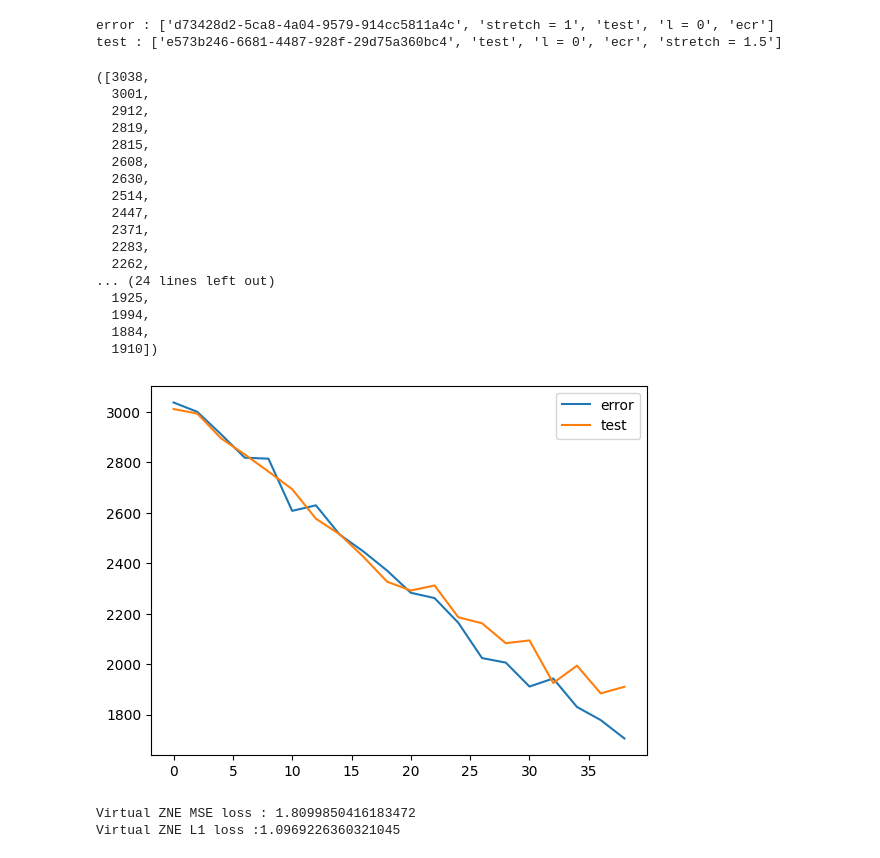
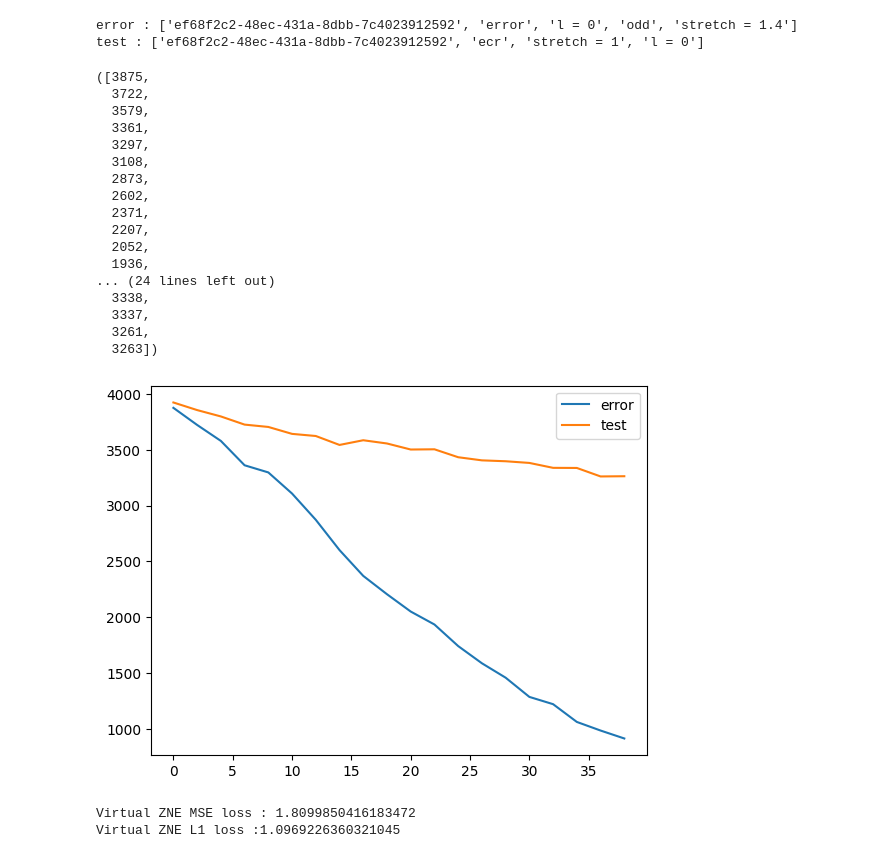
Before and after one commit to pop756/Quantum_KAN, a Jupyter notebook: Real_backend.ipynb, the cells around one changed output. Saved outputs shown, nothing was run; the diff lists cells and outputs as text; code cells hidden in the pictures.

```diff
--- a/Real_backend.ipynb
+++ b/Real_backend.ipynb
@@ -402,0 +422,6 @@ class ZNE():
+# %%
+qc = QuantumCircuit(2)
+qc.ecr(1,0)
+
+qc = generate_preset_pass_manager(optimization_level=0, backend=backend_kyoto, initial_layout=[78,79]).run(qc)
+schedule(qc,backend = backend_kyoto).draw()
@@ -403,15 +430,14 @@ class ZNE():
 # %%
 class train_ZNE():
-    def __init__(self,backend,stretch_list,ecr_stretch=1,l=0,size=20):
-        _,self.connect = check_connect(backend,[0,1])
+    def __init__(self,backend,stretch_list,ecr_stretch=1,l=0,size=20,connect = [0,1]):
+        self.layout,self.connect = check_connect(backend,connect)
+        self.qc_connect = connect
         self.stretch_list = stretch_list
         self.size = size
         self.backend = backend
         self.l = l
         self.ecr_stretch = ecr_stretch
-        self.job_stretch_id = str(uuid.uuid4())
-        self.job_test_id = str(uuid.uuid4())
-        self.job_stretch_odd_id = str(uuid.uuid4())
+        self.class_id = str(uuid.uuid4())
 
     def make_circ(self,odd=False):
         qc_list = []
@@ -440,31 +466,31 @@ class train_ZNE():
         qc_list = self.make_circ()
         qc_list_odd = self.make_circ(odd=True)
 
-        backend_ecr = update_ecr_real(self.l,self.connect,self.backend,self.ecr_stretch)
-        passmanager = generate_preset_pass_manager(optimization_level=0, backend=backend_ecr, initial_layout=[0,1])
+        backend_ecr = update_ecr_real(self.l,self.layout,self.backend,self.ecr_stretch)
+        passmanager = generate_preset_pass_manager(optimization_level=0, backend=backend_ecr, initial_layout=self.qc_connect)
         qc_input_ecr = passmanager.run(qc_list)
         with Batch(backend=backend_ecr):
             sampler = SamplerV2()
             job_test = sampler.run(qc_input_ecr)
             #job = sampler.run(qc_list,shots=8000)
-            job_test.update_tags([self.job_test_id,'test','ecr',f'stretch = {self.ecr_stretch}',f'l = {self.l}'])
+            job_test.update_tags([self.class_id,'ecr',f'stretch = {self.ecr_stretch}',f'l = {self.l}'])
             self.job_test_list = job_test
 
         for stretch in self.stretch_list:
-            backend_test = update_ecr(self.l,self.connect,self.backend,stretch)
-            passmanager = generate_preset_pass_manager(optimization_level=0, backend=backend_test, initial_layout=[0,1])
+            backend_test = update_ecr(self.l,self.layout,self.backend,stretch)
+            passmanager = generate_preset_pass_manager(optimization_level=0, backend=backend_test, initial_layout=self.qc_connect)
             qc_input_ecr = passmanager.run(qc_list)
             qc_input_ecr_odd = passmanager.run(qc_list_odd)
             with Batch(backend=backend_test):
                 sampler = SamplerV2()
                 job_test = sampler.run(qc_input_ecr)
-                job_test.update_tags([self.job_stretch_id,'test','ecr_echo',f'stretch = {stretch}',f'l = {self.l}'])
+                job_test.update_tags([self.class_id,'even','error',f'stretch = {stretch}',f'l = {self.l}'])
                 self.job_stretch[stretch] = job_test
                 job_test = sampler.run(qc_input_ecr_odd)
-                job_test.update_tags([self.job_stretch_odd_id,'test_odd','ecr_echo',f'stretch = {stretch}',f'l = {self.l}'])
+                job_test.update_tags([self.class_id,'odd','error',f'stretch = {stretch}',f'l = {self.l}'])
                 self.job_stretch_odd[stretch] = job_test
-    def get_data(self,job_stretch_id,job_stretch_odd_id,job_test_id):
+    def get_data(self,class_id):
         service = self.backend.service
-        self.job_stretch = service.jobs(job_tags = [job_stretch_id])
-        self.job_stretch_odd = service.jobs(job_tags =[job_stretch_odd_id])
-        self.job_test_list = service.jobs(job_tags =[job_test_id])
+        self.job_stretch = service.jobs(job_tags = [class_id,'even'])
+        self.job_stretch_odd = service.jobs(job_tags =[class_id,'odd'])
+        self.job_test_list = service.jobs(job_tags =[class_id,'ecr'])
@@ -496,3 +521,4 @@ zne_l_0_1_5.run()
 # %%
+"""
 zne_l_0_1_5 = train_ZNE(backend_kyoto,[1,1.2,1.4,1.6],ecr_stretch=1.2)
-zne_l_0_1_5.run()
+zne_l_0_1_5.run()"""
@@ -506,44 +543,44 @@ zne_l_0.job_stretch_odd
 # %%
 import matplotlib.pyplot as plt
 def job_plot(job_1,job_2):
     print(f'error : {job_1.tags}')
     print(f'test : {job_2.tags}')
     job_1_result = job_1.result()
     job_2_result = job_2.result()
     data_1_list = []
     data_2_list = []
     for i in range(20):
         data_1 = job_1_result[i].data['meas'].get_counts()['00']
         data_2 = job_2_result[i].data['meas'].get_counts()['00']
         data_1_list.append(data_1)
         data_2_list.append(data_2)
     plt.plot([2*i for i in range(20)],data_1_list,label='error')
     plt.plot([2*i for i in range(20)],data_2_list,label='test')
     plt.legend()
     return data_1_list,data_2_list
 
-job_plot(zne_l_0.job_test_list[0],zne_l_0_1_5.job_test_list[0])
+job_plot(zne_l_0_1_5.job_stretch_odd[1.4],zne_l_0_1_5.job_test_list)
 # %% [output]
-error : ['d73428d2-5ca8-4a04-9579-914cc5811a4c', 'stretch = 1', 'test', 'l = 0', 'ecr']
-test : ['e573b246-6681-4487-928f-29d75a360bc4', 'test', 'l = 0', 'ecr', 'stretch = 1.5']
+error : ['ef68f2c2-48ec-431a-8dbb-7c4023912592', 'error', 'l = 0', 'odd', 'stretch = 1.4']
+test : ['ef68f2c2-48ec-431a-8dbb-7c4023912592', 'ecr', 'stretch = 1', 'l = 0']
-([3038,
-  3001,
-  2912,
-  2819,
-  2815,
-  2608,
-  2630,
-  2514,
-  2447,
+([3875,
+  3722,
+  3579,
+  3361,
+  3297,
+  3108,
+  2873,
+  2602,
   2371,
-  2283,
-  2262,
+  2207,
+  2052,
+  1936,
 ... (24 lines left out)
-  1925,
-  1994,
-  1884,
-  1910])
+  3338,
+  3337,
+  3261,
+  3263])
-[figure, old version]
+[figure, new version]
 # %%
 stretch=1.5
 ZNE_factor=[1,2,3,4]
```
Also changed, not shown: parts of 14 cells of this notebook.
